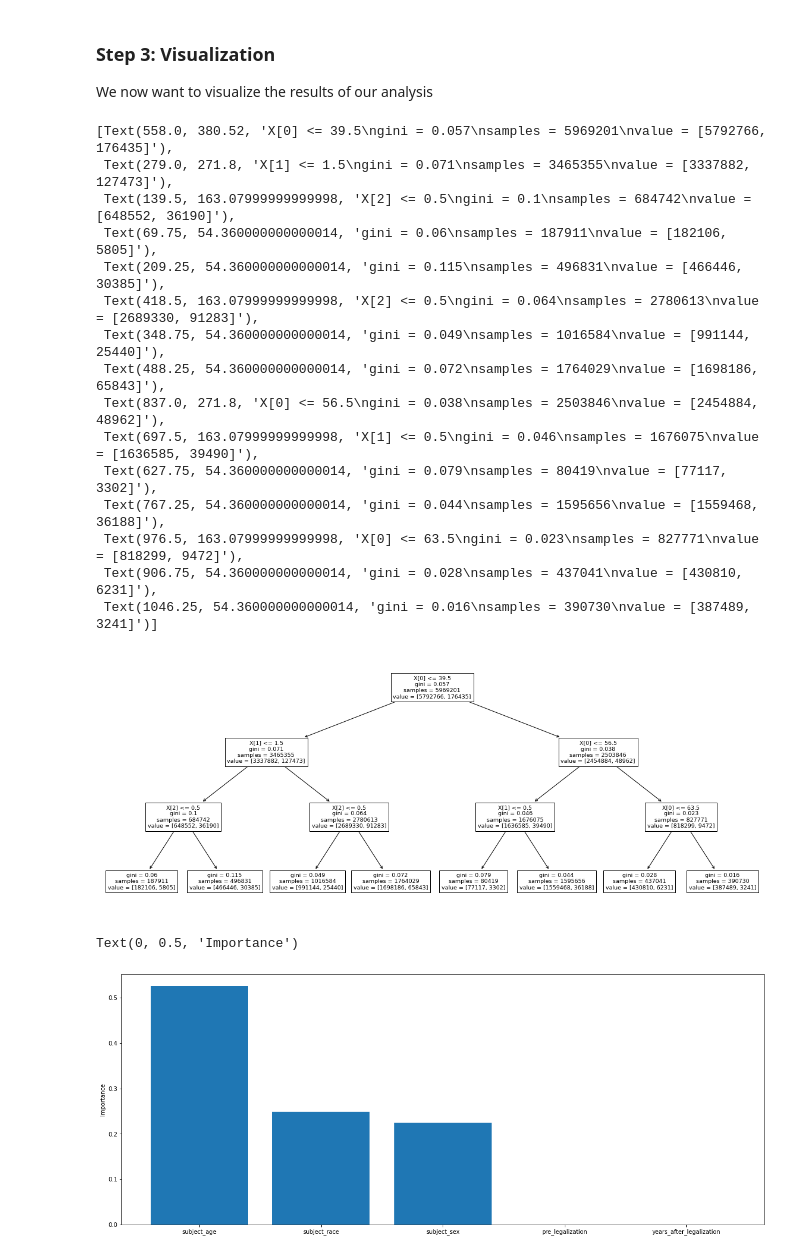
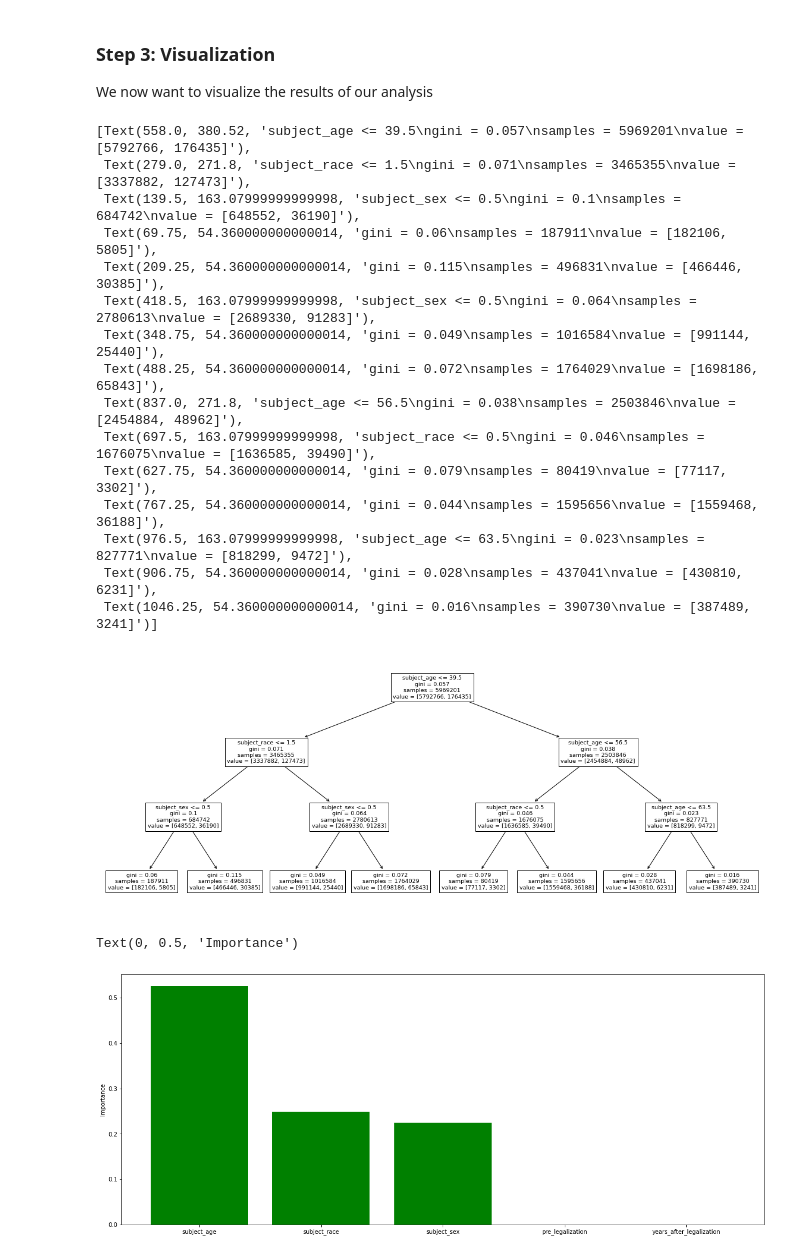
Before and after one commit to epfl-ada/ada-2020-project-milestone-p3-p3_devilllino, a Jupyter notebook: milestone_3.ipynb, the cells around one changed output. Cells and saved outputs as stored; diff of their text form; code cells hidden in the pictures.

Commit message:
Visualization updated

```diff
--- a/milestone_3.ipynb
+++ b/milestone_3.ipynb
@@ -336,28 +336,28 @@ A grid search cross validation would have worked fine too, but based on the big
 We now want to visualize the results of our analysis
 # %%
 fig, axis = plt.subplots(figsize=(20, 8))
-plot_tree(WA_tree_example, ax=axis)
+plot_tree(WA_tree_example, ax=axis, feature_names=['subject_age','subject_race','subject_sex'])
 # %% [output]
-[Text(558.0, 380.52, 'X[0] <= 39.5\ngini = 0.057\nsamples = 5969201\nvalue = [5792766, 176435]'),
- Text(279.0, 271.8, 'X[1] <= 1.5\ngini = 0.071\nsamples = 3465355\nvalue = [3337882, 127473]'),
- Text(139.5, 163.07999999999998, 'X[2] <= 0.5\ngini = 0.1\nsamples = 684742\nvalue = [648552, 36190]'),
+[Text(558.0, 380.52, 'subject_age <= 39.5\ngini = 0.057\nsamples = 5969201\nvalue = [5792766, 176435]'),
+ Text(279.0, 271.8, 'subject_race <= 1.5\ngini = 0.071\nsamples = 3465355\nvalue = [3337882, 127473]'),
+ Text(139.5, 163.07999999999998, 'subject_sex <= 0.5\ngini = 0.1\nsamples = 684742\nvalue = [648552, 36190]'),
  Text(69.75, 54.360000000000014, 'gini = 0.06\nsamples = 187911\nvalue = [182106, 5805]'),
  Text(209.25, 54.360000000000014, 'gini = 0.115\nsamples = 496831\nvalue = [466446, 30385]'),
- Text(418.5, 163.07999999999998, 'X[2] <= 0.5\ngini = 0.064\nsamples = 2780613\nvalue = [2689330, 91283]'),
+ Text(418.5, 163.07999999999998, 'subject_sex <= 0.5\ngini = 0.064\nsamples = 2780613\nvalue = [2689330, 91283]'),
  Text(348.75, 54.360000000000014, 'gini = 0.049\nsamples = 1016584\nvalue = [991144, 25440]'),
  Text(488.25, 54.360000000000014, 'gini = 0.072\nsamples = 1764029\nvalue = [1698186, 65843]'),
- Text(837.0, 271.8, 'X[0] <= 56.5\ngini = 0.038\nsamples = 2503846\nvalue = [2454884, 48962]'),
- Text(697.5, 163.07999999999998, 'X[1] <= 0.5\ngini = 0.046\nsamples = 1676075\nvalue = [1636585, 39490]'),
+ Text(837.0, 271.8, 'subject_age <= 56.5\ngini = 0.038\nsamples = 2503846\nvalue = [2454884, 48962]'),
+ Text(697.5, 163.07999999999998, 'subject_race <= 0.5\ngini = 0.046\nsamples = 1676075\nvalue = [1636585, 39490]'),
  Text(627.75, 54.360000000000014, 'gini = 0.079\nsamples = 80419\nvalue = [77117, 3302]'),
  Text(767.25, 54.360000000000014, 'gini = 0.044\nsamples = 1595656\nvalue = [1559468, 36188]'),
- Text(976.5, 163.07999999999998, 'X[0] <= 63.5\ngini = 0.023\nsamples = 827771\nvalue = [818299, 9472]'),
+ Text(976.5, 163.07999999999998, 'subject_age <= 63.5\ngini = 0.023\nsamples = 827771\nvalue = [818299, 9472]'),
  Text(906.75, 54.360000000000014, 'gini = 0.028\nsamples = 437041\nvalue = [430810, 6231]'),
  Text(1046.25, 54.360000000000014, 'gini = 0.016\nsamples = 390730\nvalue = [387489, 3241]')]
-[figure, old version]
+[figure, new version]
 # %%
 fig, ax = plt.subplots(figsize=(20, 8))
-ax.bar(['subject_age','subject_race','subject_sex','pre_legalization','years_after_legalization'],WA_tree_example.feature_importances_)
+ax.bar(['subject_age','subject_race','subject_sex','pre_legalization','years_after_legalization'],WA_tree_example.feature_importances_, color='green')
 ax.set_ylabel('Importance')
 # %% [output]
 Text(0, 0.5, 'Importance')
-[figure, old version]
+[figure, new version]
```
